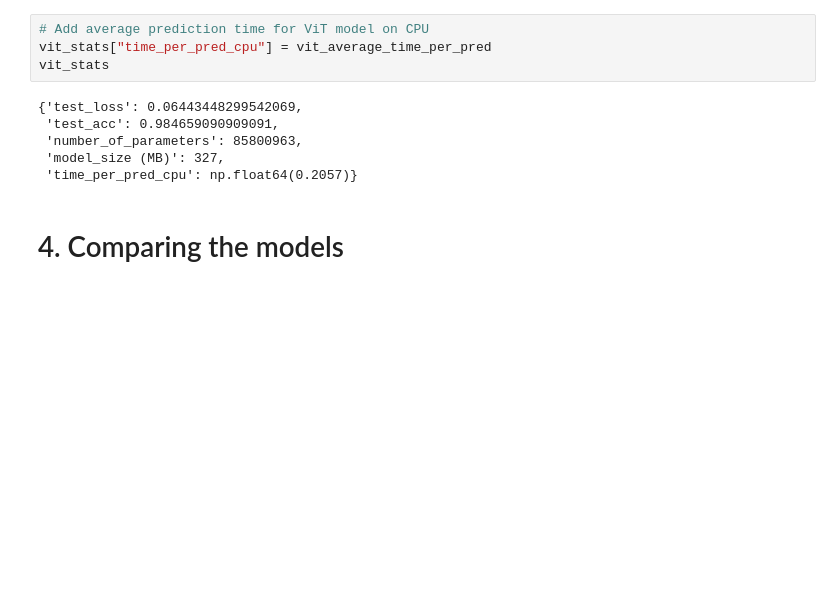
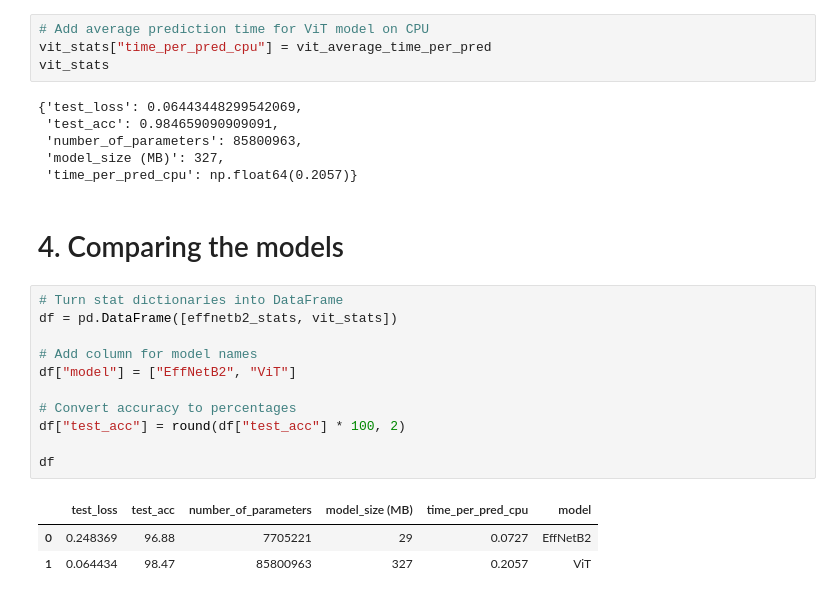
Before and after one commit to cruvss/Deeplearning_X_PyTorch, a Jupyter notebook: 6.Model_Deployment/notebook.ipynb, the cells around one changed output. Cells and saved outputs as stored; diff of their text form; blank space fills up the shorter version.

Commit message:
Compare the models

```diff
--- a/6.Model_Deployment/notebook.ipynb
+++ b/6.Model_Deployment/notebook.ipynb
@@ -608,3 +608,18 @@ vit_stats
  'time_per_pred_cpu': np.float64(0.2057)}
 # %% [markdown]
 # 4. Comparing the models
+# %%
+# Turn stat dictionaries into DataFrame
+df = pd.DataFrame([effnetb2_stats, vit_stats])
+
+# Add column for model names
+df["model"] = ["EffNetB2", "ViT"]
+
+# Convert accuracy to percentages
+df["test_acc"] = round(df["test_acc"] * 100, 2)
+
+df
+# %% [output]
+|  | test_loss | test_acc | number_of_parameters | model_size (MB) | time_per_pred_cpu | model |
+| 0 | 0.248369 | 96.88 | 7705221 | 29 | 0.0727 | EffNetB2 |
+| 1 | 0.064434 | 98.47 | 85800963 | 327 | 0.2057 | ViT |
```
Also changed, not shown: parts of 1 cell of this notebook.
